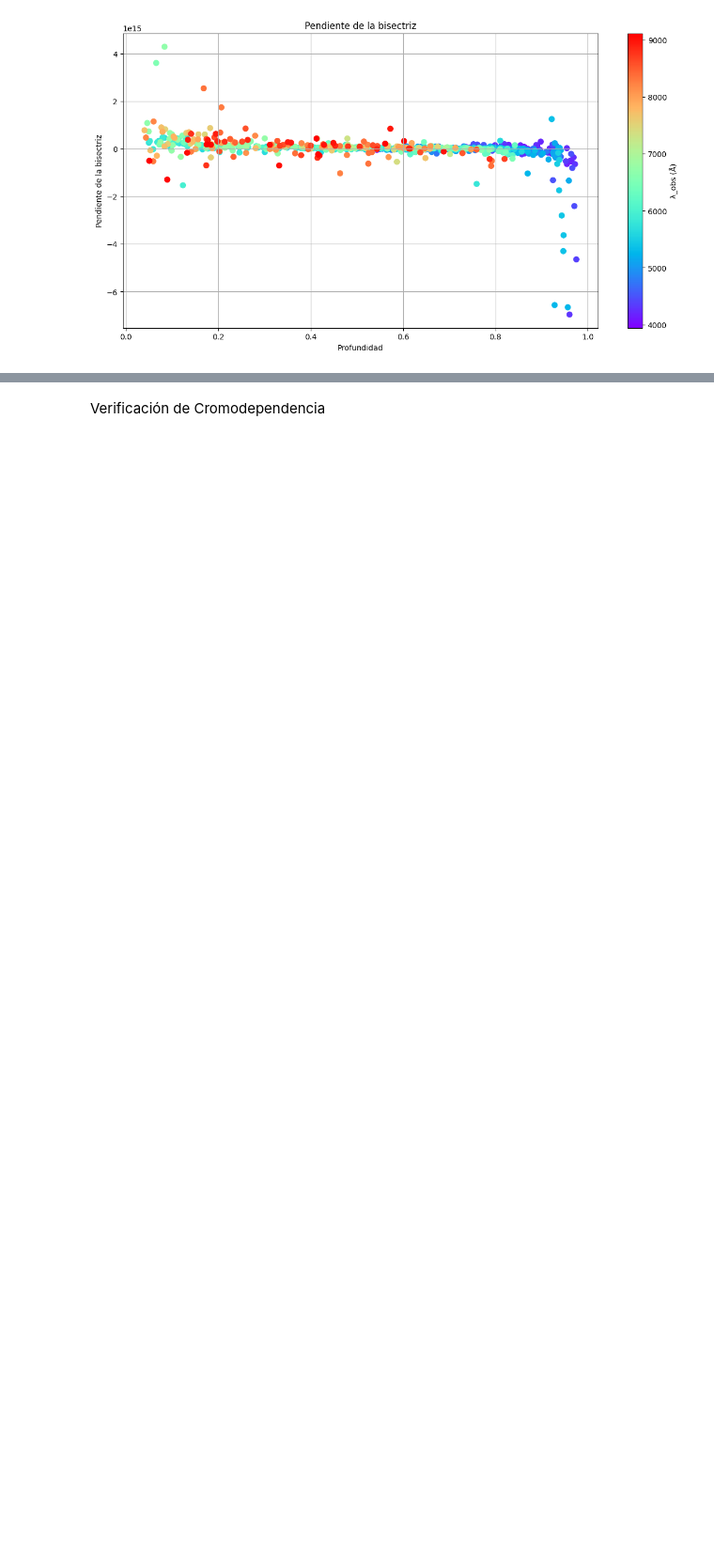
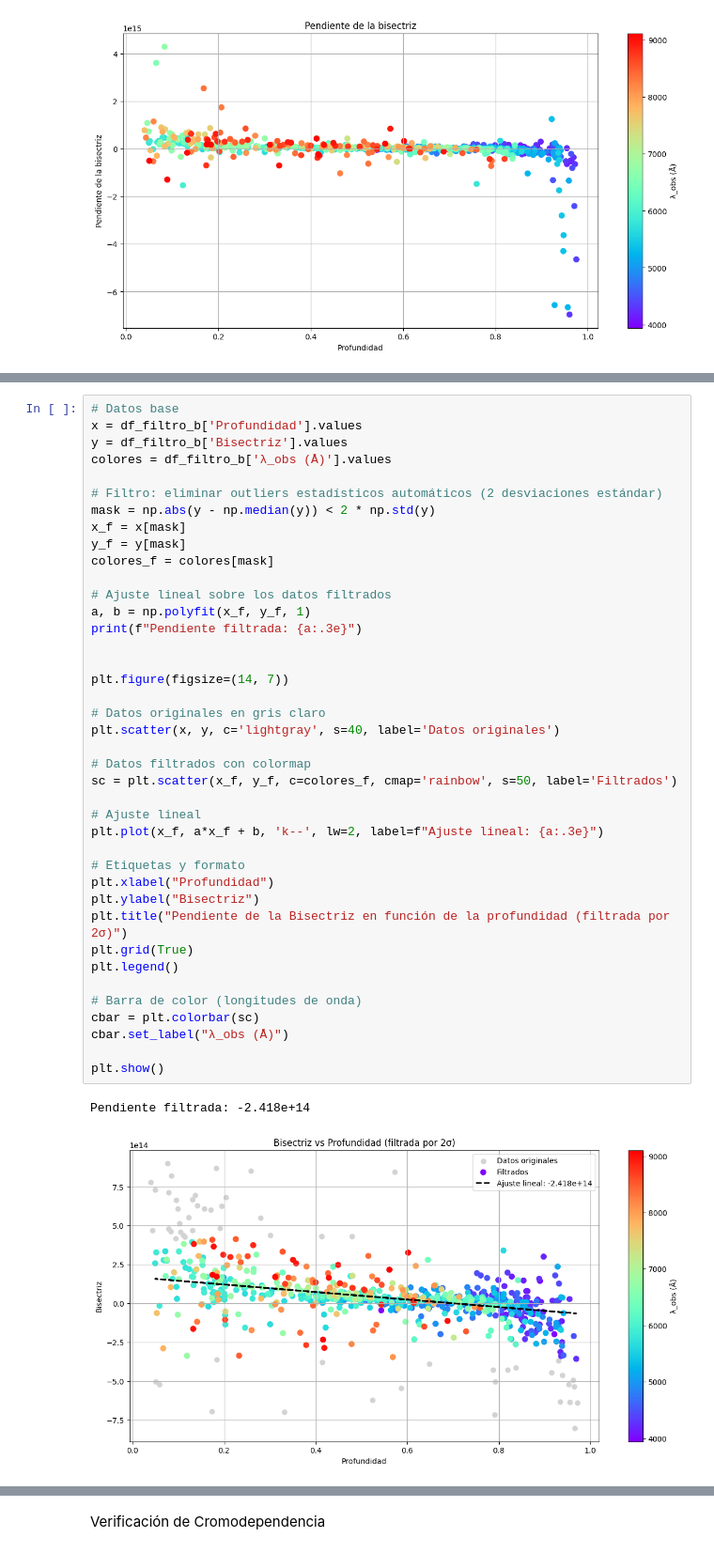
Before and after one commit to JessiDaniL/Proyecto-Te-rico-Arturo, a Jupyter notebook: Espectro completo de arturo_visualizador/Espectro completo de arturo_visualizador/analisis_arturo_completo.ipynb, the cells around one changed output, grey strips where cells are left out. Shown at 94% size. Saved outputs shown, nothing was run; the diff lists cells and outputs as text; blank space fills up the shorter version.

```diff
--- a/Espectro completo de arturo_visualizador/Espectro completo de arturo_visualizador/analisis_arturo_completo.ipynb
+++ b/Espectro completo de arturo_visualizador/Espectro completo de arturo_visualizador/analisis_arturo_completo.ipynb
@@ -346,3 +383,46 @@ plt.show()
+# %%
+# Datos base
+x = df_filtro_b['Profundidad'].values
+y = df_filtro_b['Bisectriz'].values
+colores = df_filtro_b['λ_obs (Å)'].values
+
+# Filtro: eliminar outliers estadísticos automáticos (2 desviaciones estándar)
+mask = np.abs(y - np.median(y)) < 2 * np.std(y)
+x_f = x[mask]
+y_f = y[mask]
+colores_f = colores[mask]
+
+# Ajuste lineal sobre los datos filtrados
+a, b = np.polyfit(x_f, y_f, 1)
+print(f"Pendiente filtrada: {a:.3e}")
+
+
+plt.figure(figsize=(14, 7))
+
+# Datos originales en gris claro
+plt.scatter(x, y, c='lightgray', s=40, label='Datos originales')
+
+# Datos filtrados con colormap
+sc = plt.scatter(x_f, y_f, c=colores_f, cmap='rainbow', s=50, label='Filtrados')
+
+# Ajuste lineal
+plt.plot(x_f, a*x_f + b, 'k--', lw=2, label=f"Ajuste lineal: {a:.3e}")
+
+# Etiquetas y formato
+plt.xlabel("Profundidad")
+plt.ylabel("Bisectriz")
+plt.title("Pendiente de la Bisectriz en función de la profundidad (filtrada por 2σ)")
+plt.grid(True)
+plt.legend()
+
+# Barra de color (longitudes de onda)
+cbar = plt.colorbar(sc)
+cbar.set_label("λ_obs (Å)")
+
+plt.show()
+# %% [output]
+Pendiente filtrada: -2.418e+14
+[figure, added]
 # %%
 plt.figure(figsize=(14, 7))
 
```
Also changed, not shown: parts of 21 cells of this notebook, 1 other file.
